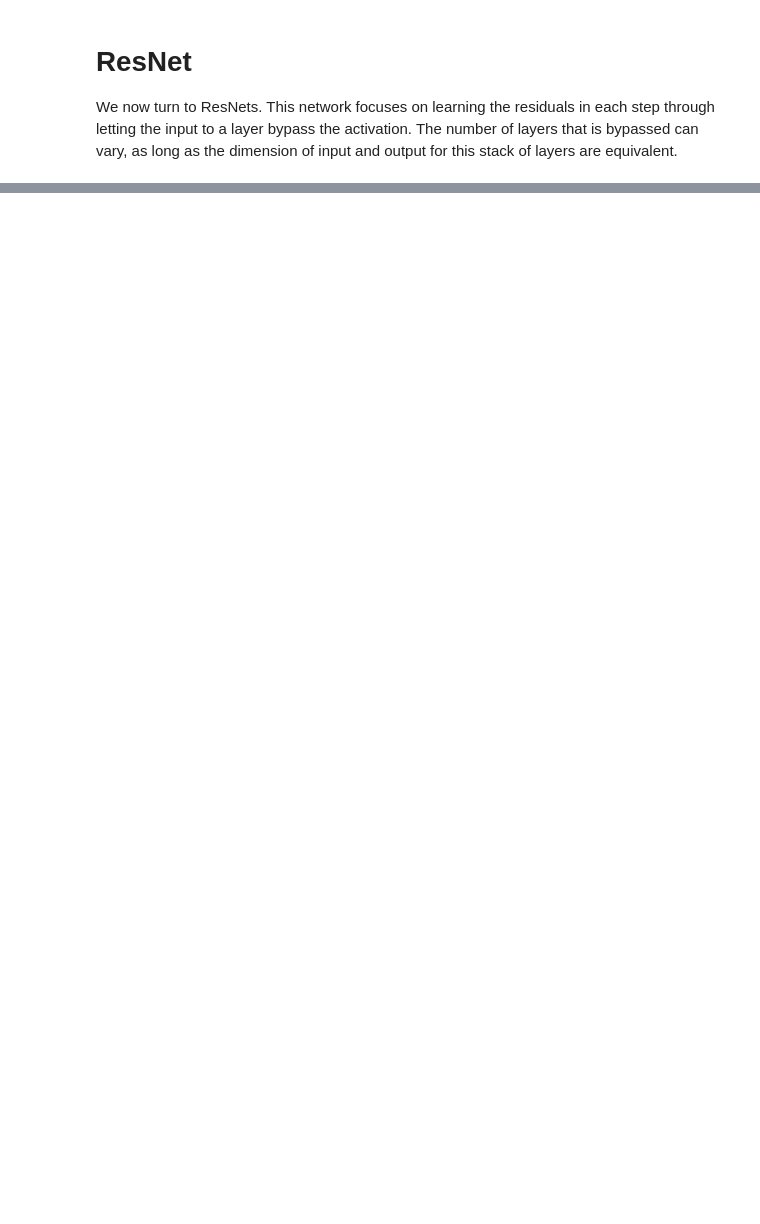
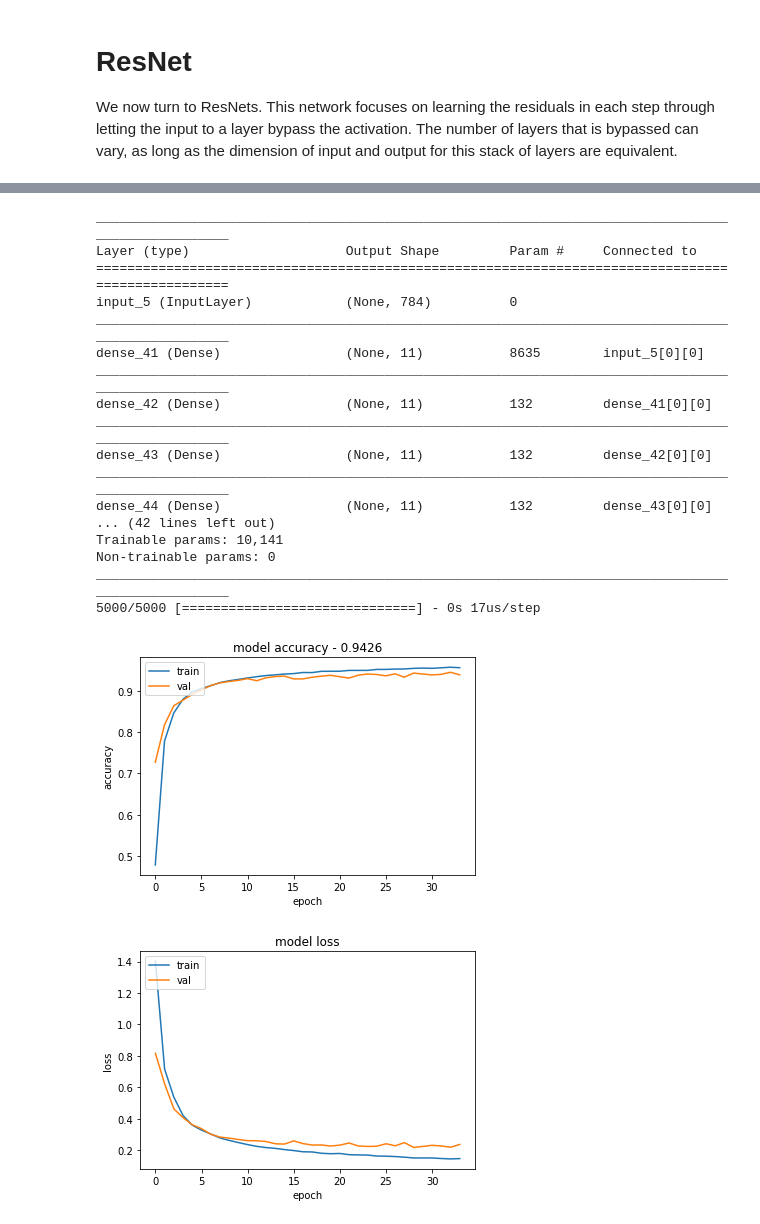
Before and after one commit to FysikerMachineLearning/ResNet-Competition, a Jupyter notebook: ResNetCompetition_entry.ipynb, the cells around one changed output, grey strips where cells are left out. Cells and saved outputs as stored; diff of their text form; code cells hidden in the pictures; blank space fills up the shorter version.

Commit message:
Fixed bug, now super deep net is working

```diff
--- a/ResNetCompetition_entry.ipynb
+++ b/ResNetCompetition_entry.ipynb
@@ -323,0 +320,24 @@ NameError: name 'epochs' is not defined
+# %%
+deep_resnet_model = build_deep_resnet()
+deep_resnet_history = train_mlp(deep_resnet_model, X_train, Y_train)
+history_plot(deep_resnet_history, X_val, Y_val)
+# %% [output]
+__________________________________________________________________________________________________
+Layer (type)                    Output Shape         Param #     Connected to
+==================================================================================================
+input_5 (InputLayer)            (None, 784)          0
+__________________________________________________________________________________________________
+dense_41 (Dense)                (None, 11)           8635        input_5[0][0]
+__________________________________________________________________________________________________
+dense_42 (Dense)                (None, 11)           132         dense_41[0][0]
+__________________________________________________________________________________________________
+dense_43 (Dense)                (None, 11)           132         dense_42[0][0]
+__________________________________________________________________________________________________
+dense_44 (Dense)                (None, 11)           132         dense_43[0][0]
+... (42 lines left out)
+Trainable params: 10,141
+Non-trainable params: 0
+__________________________________________________________________________________________________
+5000/5000 [==============================] - 0s 17us/step
+[figure, added]
+[figure, added]
```
Also changed, not shown: parts of 15 cells of this notebook.
